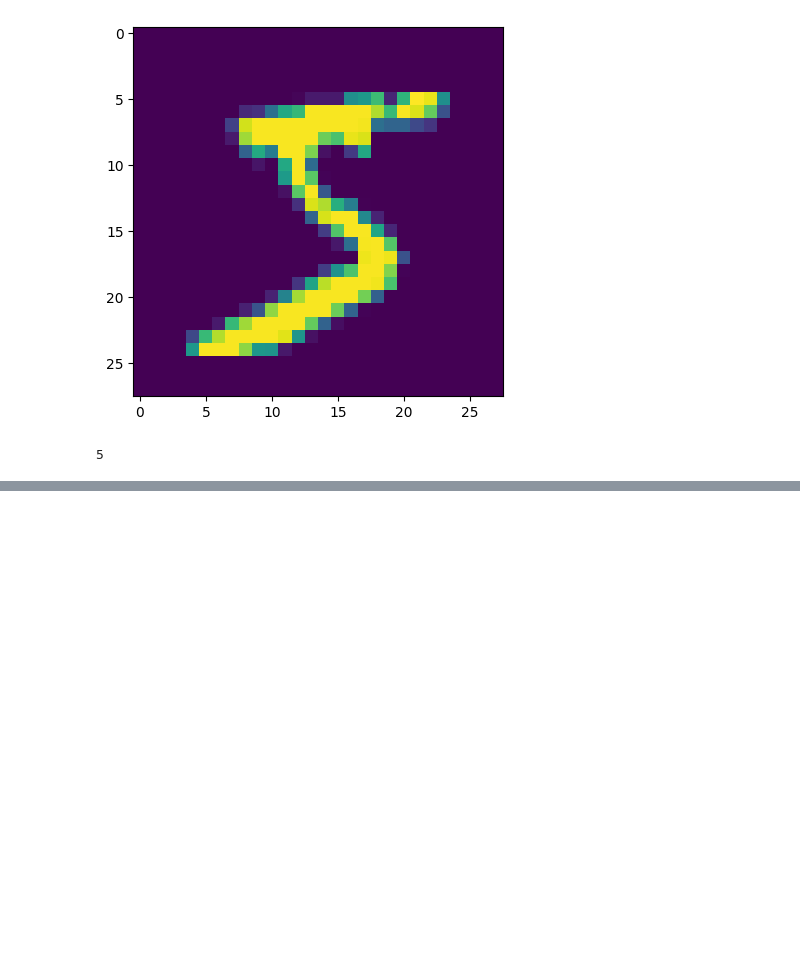
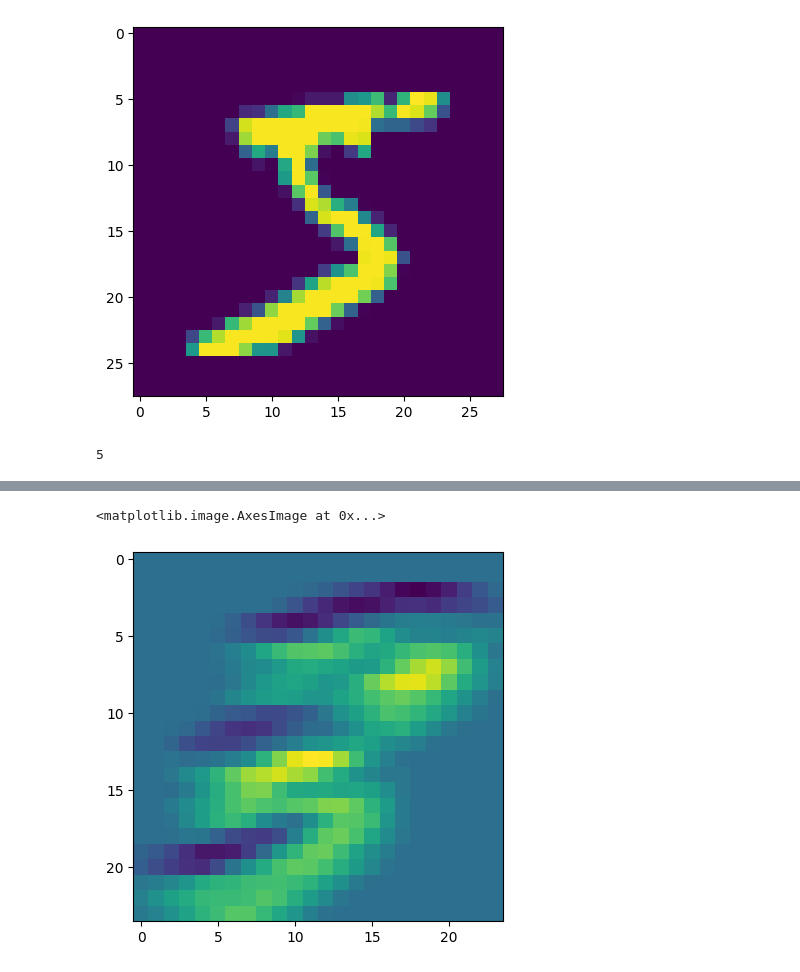
Before and after one commit to raming20/CNN-LSTM-predict-stock-price, a Jupyter notebook: data_analytics/try_cnn/try_mnist.ipynb, the cells around one changed output, grey strips where cells are left out. Drawn from its saved outputs; the diff is of its cells as text; code cells hidden in the pictures; blank space fills up the shorter version.

```diff
--- a/data_analytics/try_cnn/try_mnist.ipynb
+++ b/data_analytics/try_cnn/try_mnist.ipynb
@@ -241,0 +504,7 @@ array([[5, 6],
+# %%
+output = forward_and_train_cnn(
+    X[0:number_train_points],
+    one_hot(Y[0:number_train_points]),
+    0.1,
+    50,
+    X[number_train_points:number_train_points + 10])
@@ -241,0 +530,3 @@ array([[5, 6],
+# %%
+result = output["result"]
+params = output["params"]
@@ -241,0 +574,6 @@ array([[5, 6],
+# %%
+Zk_1_m1 = convolution(X_test_1, params["K_11"], bias=params["bk_11"])
+plt.imshow(Zk_1_m1)
+# %% [output]
+<matplotlib.image.AxesImage at 0x...>
+[figure, added]
```
Also changed, not shown: parts of 39 cells of this notebook, 8 other files.
